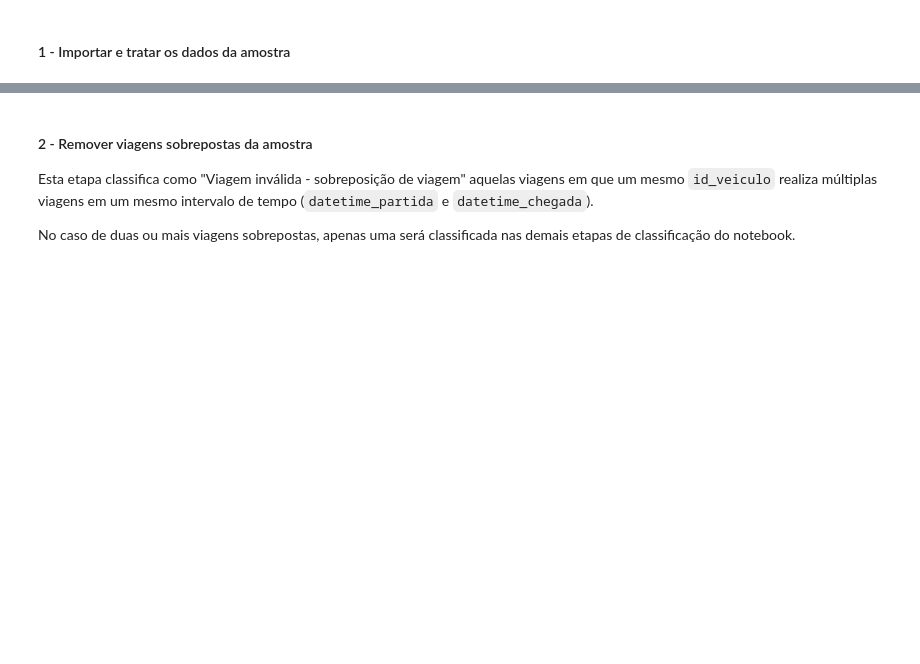
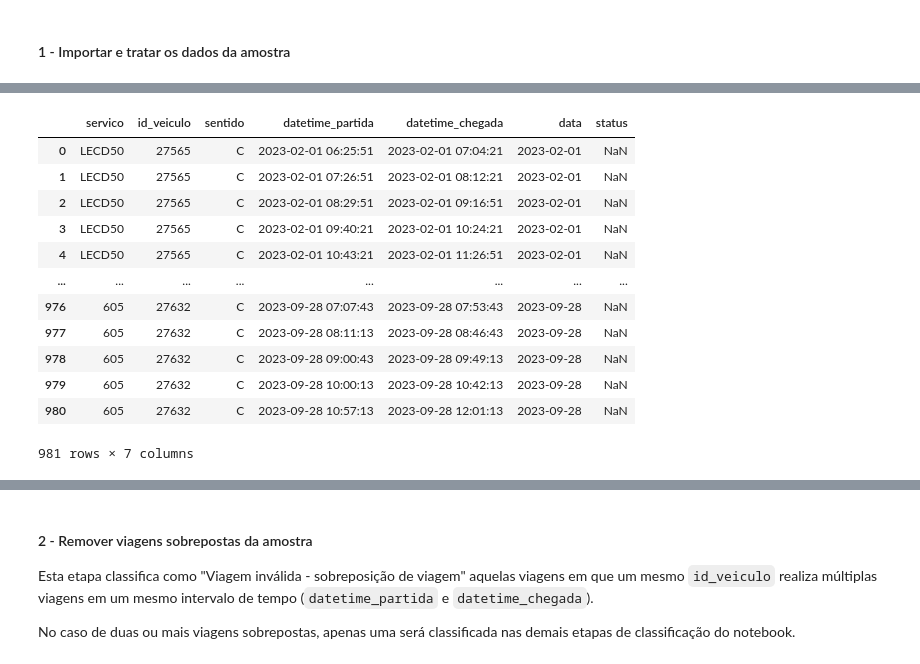
Before and after one commit to RJ-SMTR/subsidio_recursos, a Jupyter notebook: SMTR202303002183_LECD50_2023_03_07/notebooks/1_analise_exploratoria_LECD50.ipynb, the cells around one changed output, grey strips where cells are left out. Saved outputs shown, nothing was run; the diff lists cells and outputs as text; code cells hidden in the pictures; blank space fills up the shorter version.

```diff
--- a/SMTR202303002183_LECD50_2023_03_07/notebooks/1_analise_exploratoria_LECD50.ipynb
+++ b/SMTR202303002183_LECD50_2023_03_07/notebooks/1_analise_exploratoria_LECD50.ipynb
@@ -103 +65,54 @@ amostra_tratada
+# %%
+amostra = pd.read_excel('../data/raw/Rio Onibus - viagens LECD50 e 605 com Novo Shape.xlsx')
+
+# converter para datatime
+meses = {
+    'jan.': 'January',
+    'fev.': 'February',
+    'mar.': 'March',
+    'abr.': 'April',
+    'mai.': 'May',
+    'jun.': 'June',
+    'jul.': 'July',
+    'ago.': 'August',
+    'set.': 'September',
+    'out.': 'October',
+    'nov.': 'November',
+    'dez.': 'December'
+}
+
+# Função para converter as datas/horários no formato especificado
+def converter_datahora(data_texto):
+    for mes_abreviado, mes_completo in meses.items():
+        data_texto = data_texto.replace(mes_abreviado, mes_completo)
+    return pd.to_datetime(data_texto, format="%d de %B de %Y, %H:%M:%S")
+
+# Aplicar a função de conversão às colunas 'datetime_partida' e 'datetime_chegada'
+amostra['datetime_partida'] = amostra['datetime_partida'].apply(converter_datahora)
+amostra['datetime_chegada'] = amostra['datetime_chegada'].apply(converter_datahora)
+amostra['data'] = amostra['datetime_partida'].dt.date
+
+# setar tipos de dados
+amostra['servico'] = amostra['servico'].astype(str)
+# amostra['datetime_partida'] = amostra['datetime_partida'].astype(str)
+# amostra['datetime_chegada'] = amostra['datetime_chegada'].astype(str)
+amostra['data'] = amostra['data'].astype(str)
+amostra['id_veiculo'] = amostra['id_veiculo'].astype(str).apply(lambda x: x[1:] if x[0].isalpha() else x)
+amostra['status'] = np.nan
+amostra_tratada = amostra.copy()
+amostra_tratada
+# %% [output]
+|  | servico | id_veiculo | sentido | datetime_partida | datetime_chegada | data | status |
+| 0 | LECD50 | 27565 | C | 2023-02-01 06:25:51 | 2023-02-01 07:04:21 | 2023-02-01 | NaN |
+| 1 | LECD50 | 27565 | C | 2023-02-01 07:26:51 | 2023-02-01 08:12:21 | 2023-02-01 | NaN |
+| 2 | LECD50 | 27565 | C | 2023-02-01 08:29:51 | 2023-02-01 09:16:51 | 2023-02-01 | NaN |
+| 3 | LECD50 | 27565 | C | 2023-02-01 09:40:21 | 2023-02-01 10:24:21 | 2023-02-01 | NaN |
+| 4 | LECD50 | 27565 | C | 2023-02-01 10:43:21 | 2023-02-01 11:26:51 | 2023-02-01 | NaN |
+| ... | ... | ... | ... | ... | ... | ... | ... |
+| 976 | 605 | 27632 | C | 2023-09-28 07:07:43 | 2023-09-28 07:53:43 | 2023-09-28 | NaN |
+| 977 | 605 | 27632 | C | 2023-09-28 08:11:13 | 2023-09-28 08:46:43 | 2023-09-28 | NaN |
+| 978 | 605 | 27632 | C | 2023-09-28 09:00:43 | 2023-09-28 09:49:13 | 2023-09-28 | NaN |
+| 979 | 605 | 27632 | C | 2023-09-28 10:00:13 | 2023-09-28 10:42:13 | 2023-09-28 | NaN |
+| 980 | 605 | 27632 | C | 2023-09-28 10:57:13 | 2023-09-28 12:01:13 | 2023-09-28 | NaN |
+981 rows × 7 columns
 # %%
```
Also changed, not shown: parts of 74 cells of this notebook, 49 other files.
